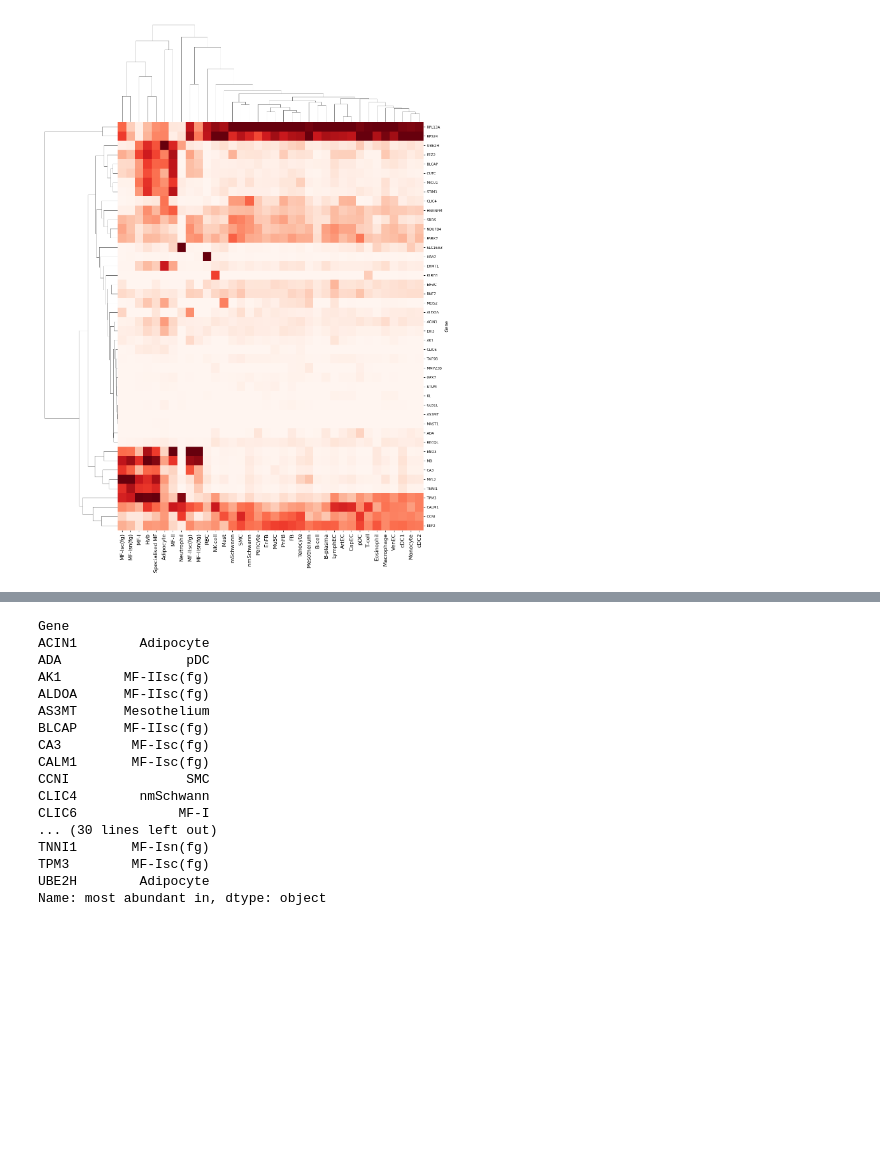
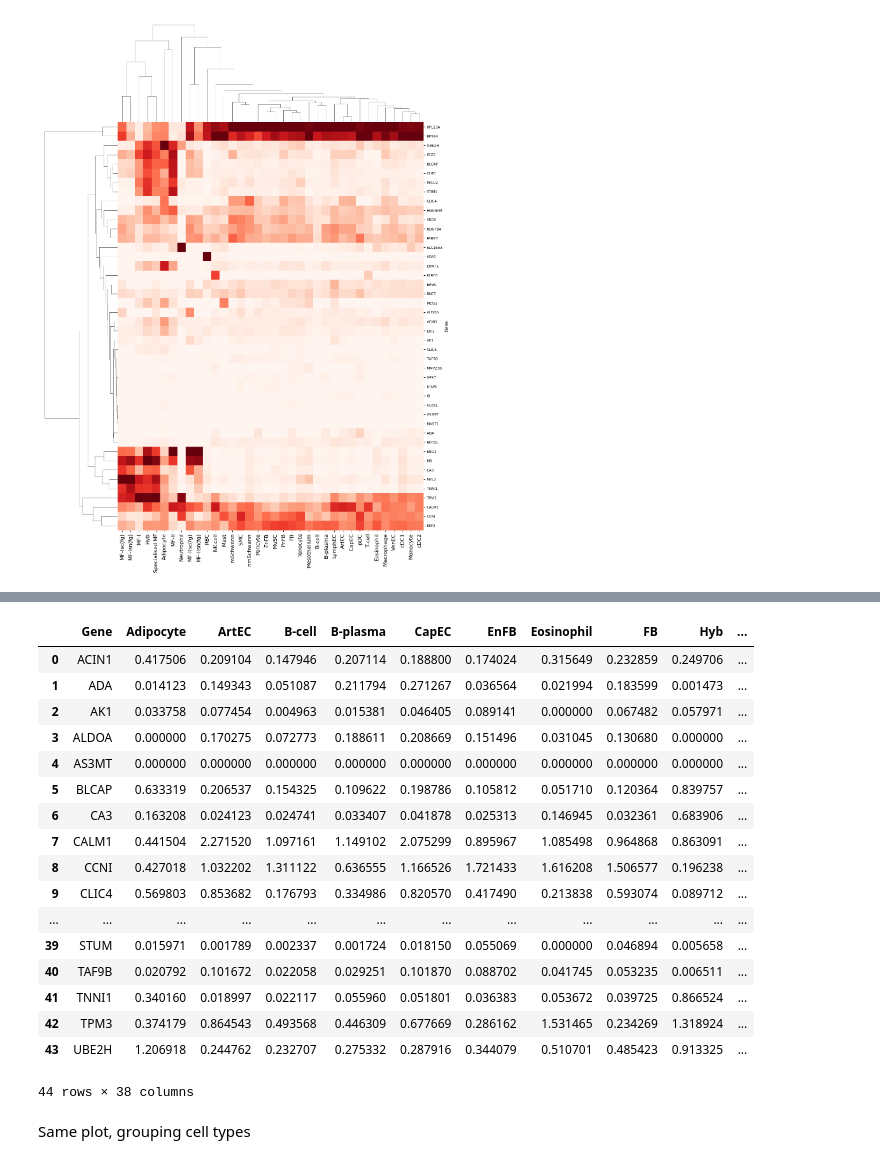
Before and after one commit to GuerreroVazquez/muscleCellAtlas, a Jupyter notebook: Is_gene_distibution_normal?.ipynb, the cells around one changed output, grey strips where cells are left out. Saved outputs shown, nothing was run; the diff lists cells and outputs as text; code cells hidden in the pictures; blank space fills up the shorter version.

```diff
--- a/Is_gene_distibution_normal?.ipynb
+++ b/Is_gene_distibution_normal?.ipynb
@@ -199,23 +225,26 @@ reshaped_df["most abundant in"] = reshaped_df.idxmax(axis=1)
 # %%
-reshaped_df["most abundant in"]
+#reshaped_df["most abundant in"]
-# %% [output]
-Gene
-ACIN1        Adipocyte
-ADA                pDC
-AK1        MF-IIsc(fg)
-ALDOA      MF-IIsc(fg)
-AS3MT      Mesothelium
-BLCAP      MF-IIsc(fg)
-CA3         MF-Isc(fg)
-CALM1       MF-Isc(fg)
-CCNI               SMC
-CLIC4        nmSchwann
-CLIC6             MF-I
-... (30 lines left out)
-TNNI1       MF-Isn(fg)
-TPM3        MF-Isc(fg)
-UBE2H        Adipocyte
-Name: most abundant in, dtype: object
 # %%
-reshaped_df.to_csv("results/mean_expression_cell.csv")
+reshaped_df = pd.read_csv("results/mean_expression_cell.csv")
+# %%
+reshaped_df
+# %% [output]
+|  | Gene | Adipocyte | ArtEC | B-cell | B-plasma | CapEC | EnFB | Eosinophil | FB | Hyb | ... |
+| 0 | ACIN1 | 0.417506 | 0.209104 | 0.147946 | 0.207114 | 0.188800 | 0.174024 | 0.315649 | 0.232859 | 0.249706 | ... |
+| 1 | ADA | 0.014123 | 0.149343 | 0.051087 | 0.211794 | 0.271267 | 0.036564 | 0.021994 | 0.183599 | 0.001473 | ... |
+| 2 | AK1 | 0.033758 | 0.077454 | 0.004963 | 0.015381 | 0.046405 | 0.089141 | 0.000000 | 0.067482 | 0.057971 | ... |
+| 3 | ALDOA | 0.000000 | 0.170275 | 0.072773 | 0.188611 | 0.208669 | 0.151496 | 0.031045 | 0.130680 | 0.000000 | ... |
+| 4 | AS3MT | 0.000000 | 0.000000 | 0.000000 | 0.000000 | 0.000000 | 0.000000 | 0.000000 | 0.000000 | 0.000000 | ... |
+| 5 | BLCAP | 0.633319 | 0.206537 | 0.154325 | 0.109622 | 0.198786 | 0.105812 | 0.051710 | 0.120364 | 0.839757 | ... |
+| 6 | CA3 | 0.163208 | 0.024123 | 0.024741 | 0.033407 | 0.041878 | 0.025313 | 0.146945 | 0.032361 | 0.683906 | ... |
+| 7 | CALM1 | 0.441504 | 2.271520 | 1.097161 | 1.149102 | 2.075299 | 0.895967 | 1.085498 | 0.964868 | 0.863091 | ... |
+| 8 | CCNI | 0.427018 | 1.032202 | 1.311122 | 0.636555 | 1.166526 | 1.721433 | 1.616208 | 1.506577 | 0.196238 | ... |
+| 9 | CLIC4 | 0.569803 | 0.853682 | 0.176793 | 0.334986 | 0.820570 | 0.417490 | 0.213838 | 0.593074 | 0.089712 | ... |
+| ... | ... | ... | ... | ... | ... | ... | ... | ... | ... | ... | ... |
+| 39 | STUM | 0.015971 | 0.001789 | 0.002337 | 0.001724 | 0.018150 | 0.055069 | 0.000000 | 0.046894 | 0.005658 | ... |
+| 40 | TAF9B | 0.020792 | 0.101672 | 0.022058 | 0.029251 | 0.101870 | 0.088702 | 0.041745 | 0.053235 | 0.006511 | ... |
+| 41 | TNNI1 | 0.340160 | 0.018997 | 0.022117 | 0.055960 | 0.051801 | 0.036383 | 0.053672 | 0.039725 | 0.866524 | ... |
+| 42 | TPM3 | 0.374179 | 0.864543 | 0.493568 | 0.446309 | 0.677669 | 0.286162 | 1.531465 | 0.234269 | 1.318924 | ... |
+| 43 | UBE2H | 1.206918 | 0.244762 | 0.232707 | 0.275332 | 0.287916 | 0.344079 | 0.510701 | 0.485423 | 0.913325 | ... |
+44 rows × 38 columns
 # %%
@@ -228,0 +258,2 @@ proportion_df.to_csv("results/proportion_cell_type.csv")
+# %% [markdown]
+Same plot, grouping cell types
```
Also changed, not shown: parts of 13 cells of this notebook, 2 other files.
